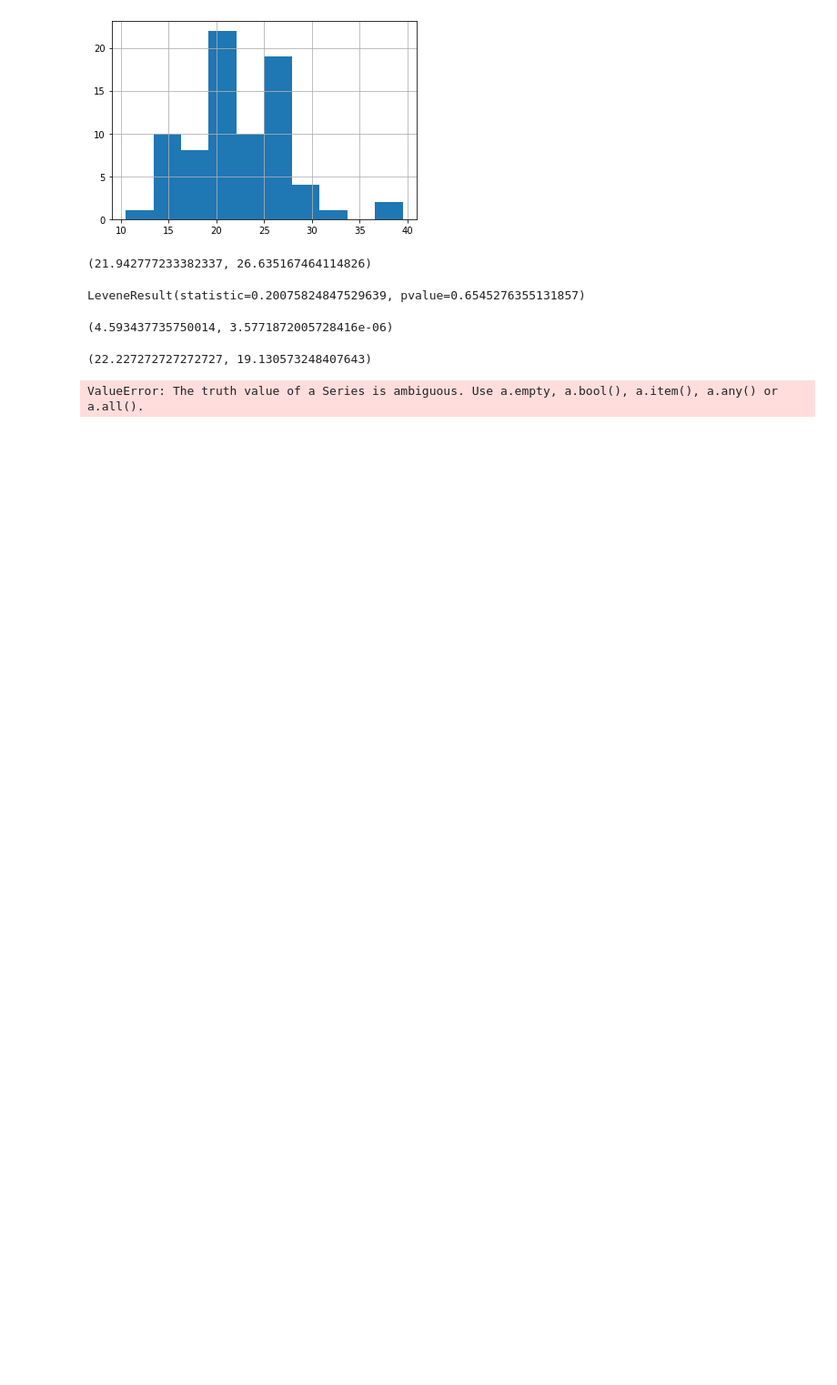
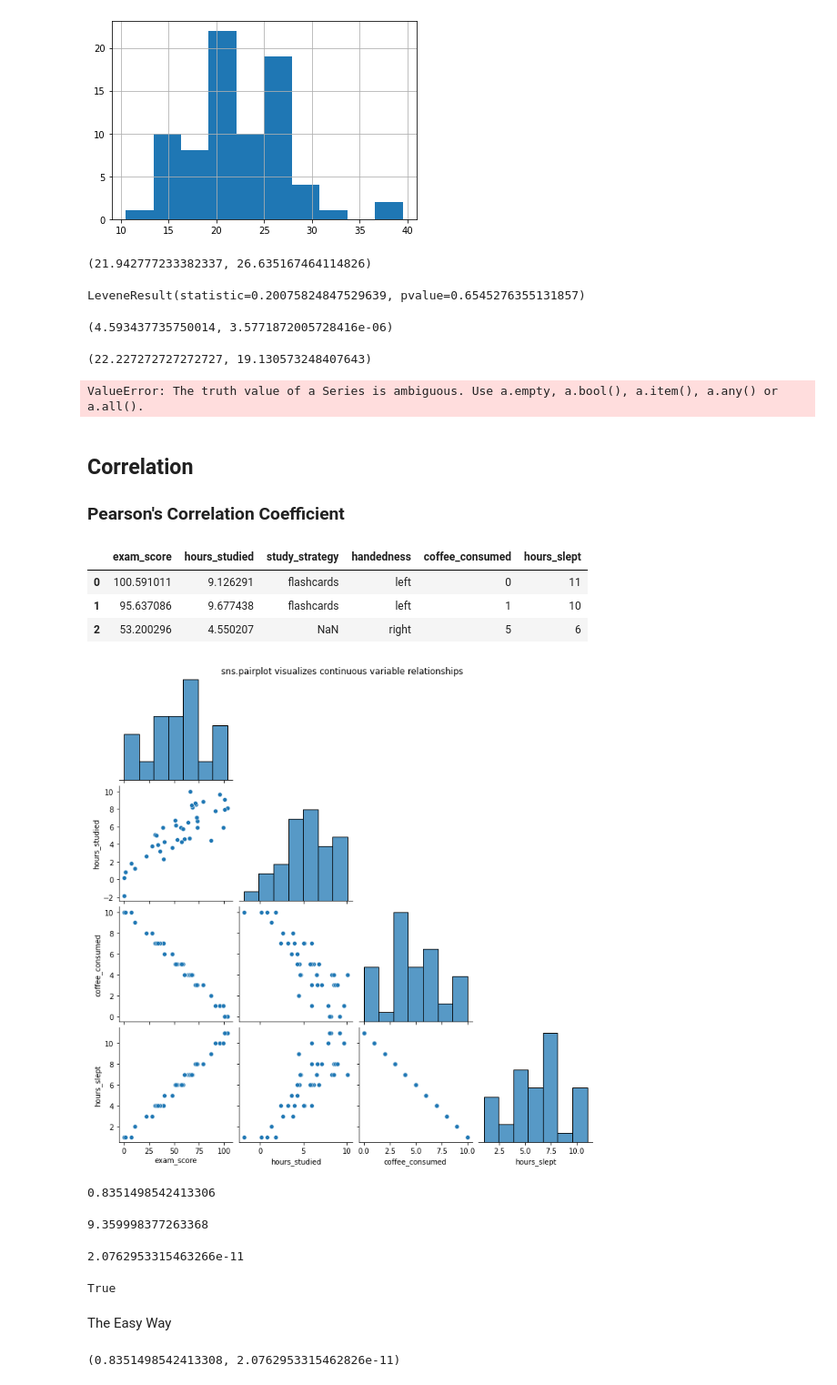
Before and after one commit to Jason-R-Turner/statistics-exercises, a Jupyter notebook: hypothesis_testing.ipynb, the cells around one changed output. Shown at 91% size. Saved outputs shown, nothing was run; the diff lists cells and outputs as text; code cells hidden in the pictures; blank space fills up the shorter version.

Commit message:
Added files for today's lesson and updated exercise file and correlation lesson

```diff
--- a/hypothesis_testing.ipynb
+++ b/hypothesis_testing.ipynb
@@ -328,3 +328,32 @@ mpg_manual = (mpg_manual_cty + mpg_manual_hwy)/2
 mpg_auto = (mpg_auto_cty + mpg_auto_hwy)/2
 # %%
 mpg_manual.hist()
+# %% [markdown]
+## Correlation
+### Pearson's Correlation Coefficient
+# %%
+import pandas as pd
+import numpy as np
+import matplotlib.pyplot as plt
+import seaborn as sns
+
+from math import sqrt
+
+from scipy import stats
+from pydataset import data
+
+url = "https://gist.githubusercontent.com/ryanorsinger/2c13a71421037af127e9fa7fa1463cad/raw/3eb443414078b51af33fdb2d211159e5f3e220ab/exam_scores.csv"
+df = pd.read_csv(url)
+
+df.head(3)
+# %% [output]
+|  | exam_score | hours_studied | study_strategy | handedness | coffee_consumed | hours_slept |
+| 0 | 100.591011 | 9.126291 | flashcards | left | 0 | 11 |
+| 1 | 95.637086 | 9.677438 | flashcards | left | 1 | 10 |
+| 2 | 53.200296 | 4.550207 | NaN | right | 5 | 6 |
+# %%
+sns.pairplot(df, corner=True)
+plt.suptitle("sns.pairplot visualizes continuous variable relationships")
+plt.show()
+# %% [output]
+[figure, added]
@@ -330,0 +365,33 @@ mpg_manual.hist()
+# %%
+x = df.hours_studied
+y = df.exam_score
+
+def stdev(x):
+    variance = ((x - x.mean()) ** 2).sum() / n
+    return sqrt(variance)
+
+r_xy = (((x - x.mean()) * (y - y.mean())).sum() / n) / (stdev(x) * stdev(y))
+r_xy
+# %% [output]
+0.8351498542413306
+# %%
+t = (r_xy * sqrt(n - 2)) / sqrt(1 - r_xy**2)
+t
+# %% [output]
+9.359998377263368
+# %%
+p = stats.t.sf(t, df=degf) * 2 # *2 for a two-tailed test
+p
+# %% [output]
+2.0762953315463266e-11
+# %%
+p < α
+# %% [output]
+True
+# %% [markdown]
+The Easy Way
+# %%
+corr, p = stats.pearsonr(x, y)
+corr, p
+# %% [output]
+(0.8351498542413308, 2.0762953315462826e-11)
```
Also changed, not shown: parts of 44 cells of this notebook, 3 other files.
